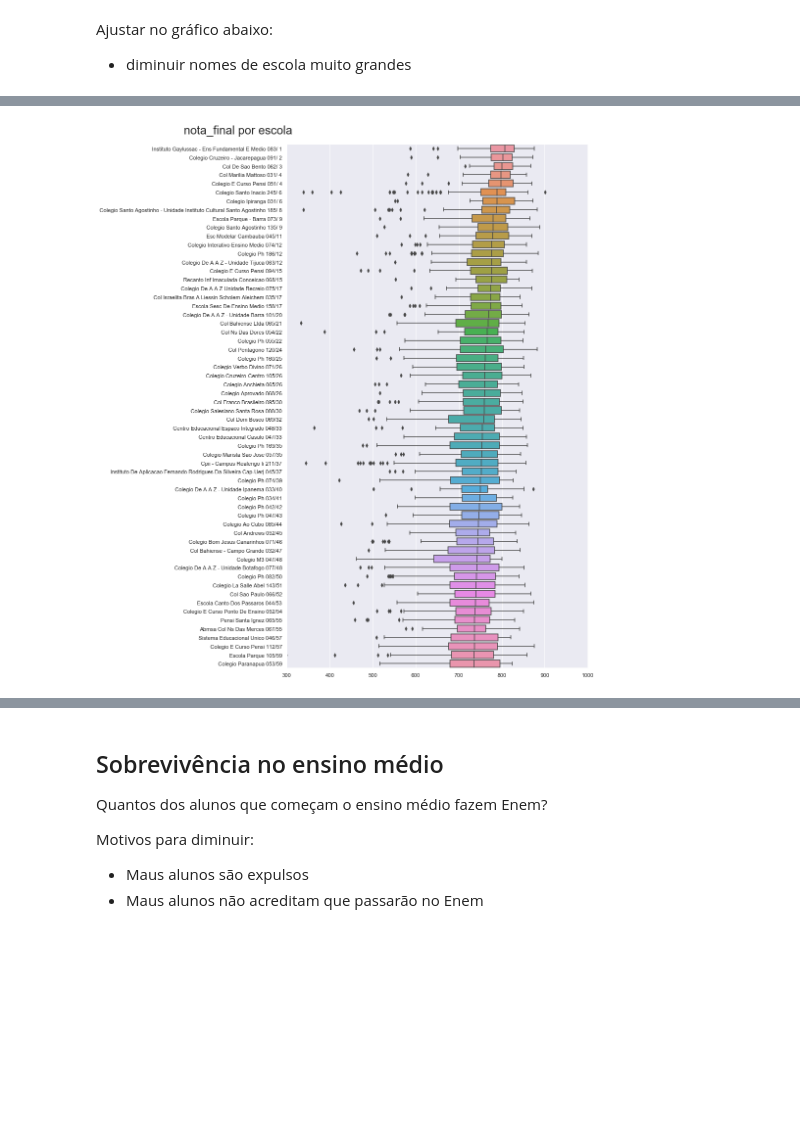
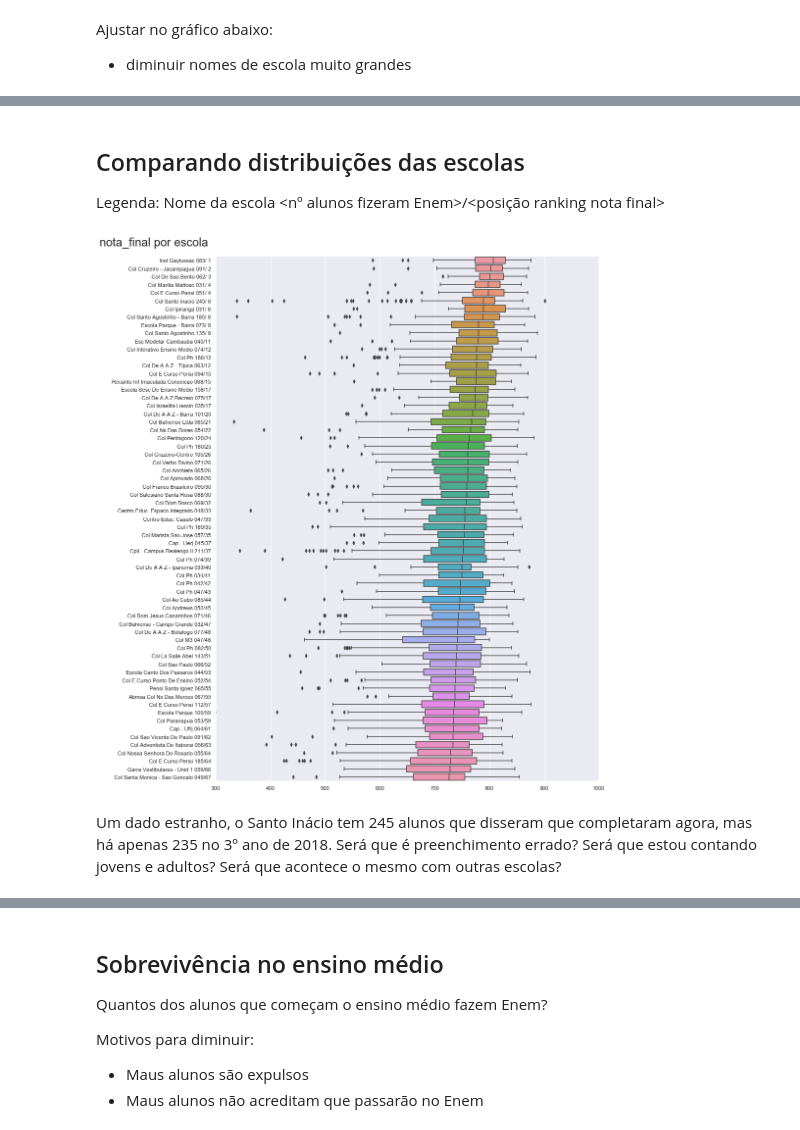
Before and after one commit to pauloneves/educacao, a Jupyter notebook: analisa.ipynb, the cells around one changed output, grey strips where cells are left out. Cells and saved outputs as stored; diff of their text form; code cells hidden in the pictures; blank space fills up the shorter version.

```diff
--- a/analisa.ipynb
+++ b/analisa.ipynb
@@ -117,0 +98,3 @@ df_enem.head()
+# %%
+#vamos colocar o nome das escolas
+df_enem = df_enem.merge(df_escolas[['NO_ENTIDADE', 'CO_ENTIDADE']], left_index=True, right_on='CO_ENTIDADE')
@@ -121,3 +124,29 @@ my_order = df_melhores.head(NUM_MELHORES).NO_ENTIDADE
  Ajustar no gráfico abaixo:
 
  - diminuir nomes de escola muito grandes
+# %%
+df_nomes_grandes = df_enem[:100][['CO_ENTIDADE', 'NO_ENTIDADE']]
+df_nomes_grandes['comprido'] = df_nomes_grandes.NO_ENTIDADE.str.len()
+df_nomes_grandes.sort_values('comprido', ascending=False).head(30)
+
+#vamos ajustar alguns nomes
+df_enem.loc[df_enem.CO_ENTIDADE==33176825, 'NO_ENTIDADE'] = 'COLEGIO SANTO AGOSTINHO - BARRA'
+df_enem.loc[df_enem.CO_ENTIDADE==33066523, 'NO_ENTIDADE'] = 'CAP - UERJ'
+df_enem.loc[df_enem.CO_ENTIDADE==33132534, 'NO_ENTIDADE'] = 'GARRA VESTIBULARES - UNID 1'
+df_enem.loc[df_enem.CO_ENTIDADE==33057206, 'NO_ENTIDADE'] = 'INSTITUTO GAYLUSSAC'
+df_enem.loc[df_enem.CO_ENTIDADE==33142726, 'NO_ENTIDADE'] = 'COL ISRAELITA LIESSIN'
+df_enem.loc[df_enem.CO_ENTIDADE==33027722, 'NO_ENTIDADE'] = 'COLEGIO SAGRADO CORACAO DE JESUS'
+df_enem.loc[df_enem.CO_ENTIDADE==33065250, 'NO_ENTIDADE'] = 'CAP - UFRJ'
+df_enem.loc[df_enem.CO_ENTIDADE==33106754, 'NO_ENTIDADE'] = 'COLEGIO PROF CLOVIS TAVARES PRO-UNI'
+df_enem.loc[df_enem.CO_ENTIDADE==33155259, 'NO_ENTIDADE'] = 'COLEGIO SALESIANO REGIAO OCEANICA'
+
+for i, j in (('COLEGIO', 'COL'),
+             ('INSTITUTO', 'INST'),
+             ('FILIAL', '-'),
+             ('UNIDADE ', ''),
+             ('PROFESSOR', 'PROF'),
+             ('EDUCACIONAL', 'EDUC.'),
+            ):
+    df_enem['NO_ENTIDADE'] = df_enem.NO_ENTIDADE.str.replace(i, j)
+
+df_nomes_grandes.sort_values('comprido', ascending=False).head(30)
@@ -124,2 +171,2 @@ my_order = df_melhores.head(NUM_MELHORES).NO_ENTIDADE
 # %%
-df_melhores['rotulo'] = df_melhores.loc[:,['NO_ENTIDADE', 'num', 'rank']].apply(lambda x: '{:>s} {:03d}/{:>2.0f}'.format(x[0].title(), x[1], x[2]), axis=1)
+df_enem['rotulo'] = df_enem.loc[:,['NO_ENTIDADE', 'num', 'rank']].apply(lambda x: '{:>s} {:03d}/{:>2.0f}'.format(x[0].title(), x[1], x[2]), axis=1)
@@ -141,0 +193,3 @@ df_melhores
+# %%
+ax = df_enem.mediana.hist(bins=24).plot();
+#ax.tick_params(which='both', bottom=False, labelbottom=False)
@@ -142,28 +198,34 @@ df_melhores
+# %% [markdown]
+## Comparando distribuições das escolas
+
+Legenda: Nome da escola <nº alunos fizeram Enem>/<posição ranking nota final>
 # %%
 
 
 def compara_distribuicoes(nota):
-    sns.set(rc={'figure.figsize':(11,18), 'axes.xmargin': .1})
+    sns.set(rc={'figure.figsize':(14,18), 'axes.xmargin': .1})
     #sns.palplot(sns.hls_palette(8, l=.3, s=.8))
 
     nota_agrupada = nota
     if nota=='nota_final':
         nota_agrupada = 'mediana'
 
-    df_top = df_melhores.sort_values(nota_agrupada, ascending=False).head(NUM_MELHORES)
-    ax = sns.boxplot(data=df_enem, y='CO_ESCOLA', x=nota, orient='h'
+    df_top = df_enem.sort_values(nota_agrupada, ascending=False).head(NUM_MELHORES)
+    ax = sns.boxplot(data=df_enem_rio, y='CO_ESCOLA', x=nota, orient='h'
                      ,order=df_top.CO_ENTIDADE)
     ax.set(ylabel='', xlabel='')
     plt.gcf().subplots_adjust(top=.95)
     plt.suptitle(f'{nota} por escola',x=0, size=24, );
     locs, _ = plt.yticks()
     plt.yticks(locs, df_top.rotulo);
     ax.set_xlim(300, 1000)
 
 
 compara_distribuicoes('nota_final');
 # %% [output]
-[figure, old version]
+[figure, new version]
+# %% [markdown]
+Um dado estranho, o Santo Inácio tem 245 alunos que disseram que completaram agora, mas há apenas 235 no 3º ano de 2018. Será que é preenchimento errado? Será que estou contando jovens e adultos? Será que acontece o mesmo com outras escolas?
 # %%
 compara_distribuicoes('NU_NOTA_MT');
 # %% [output]
```
Also changed, not shown: parts of 39 cells of this notebook, 1 other file.
